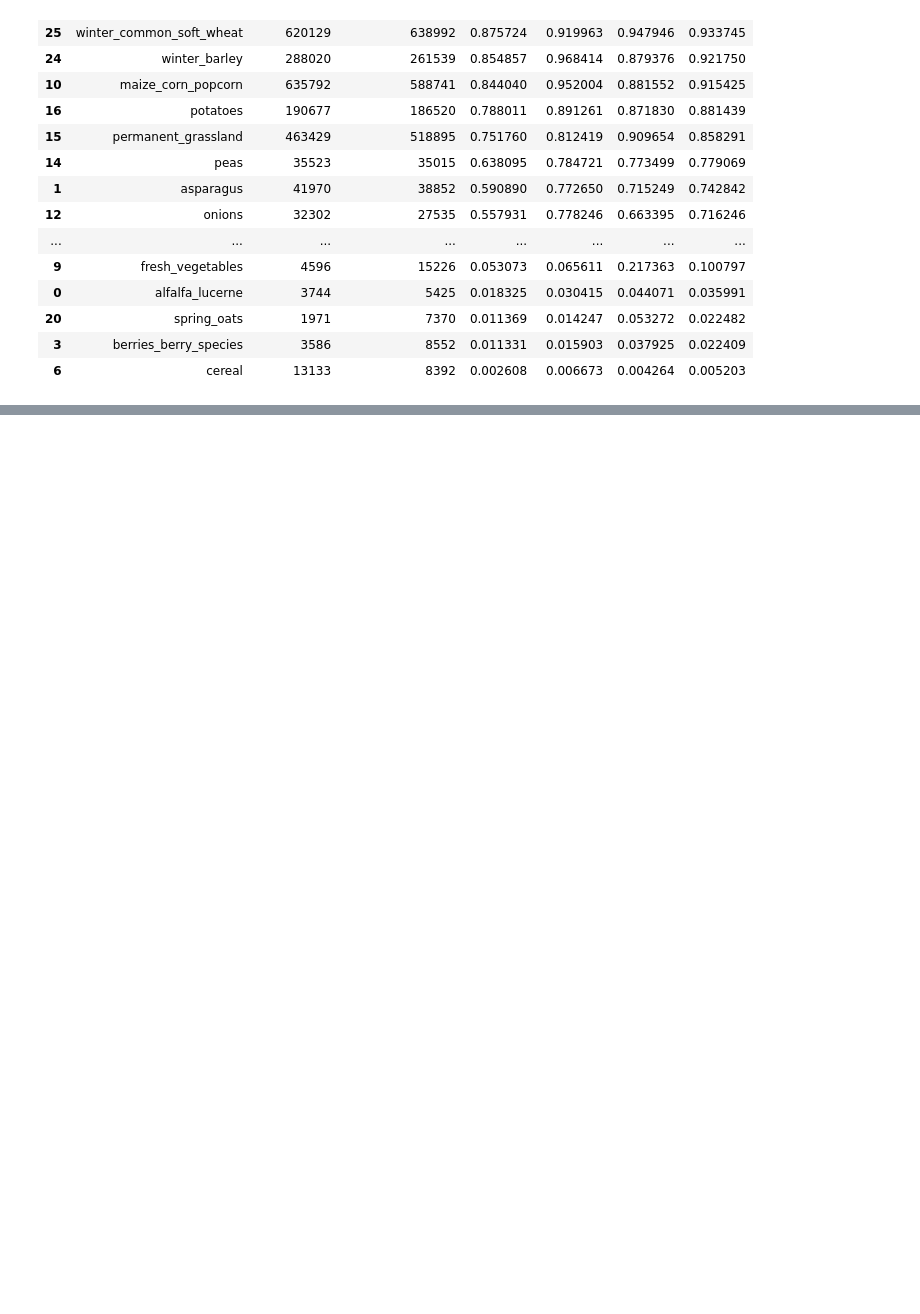
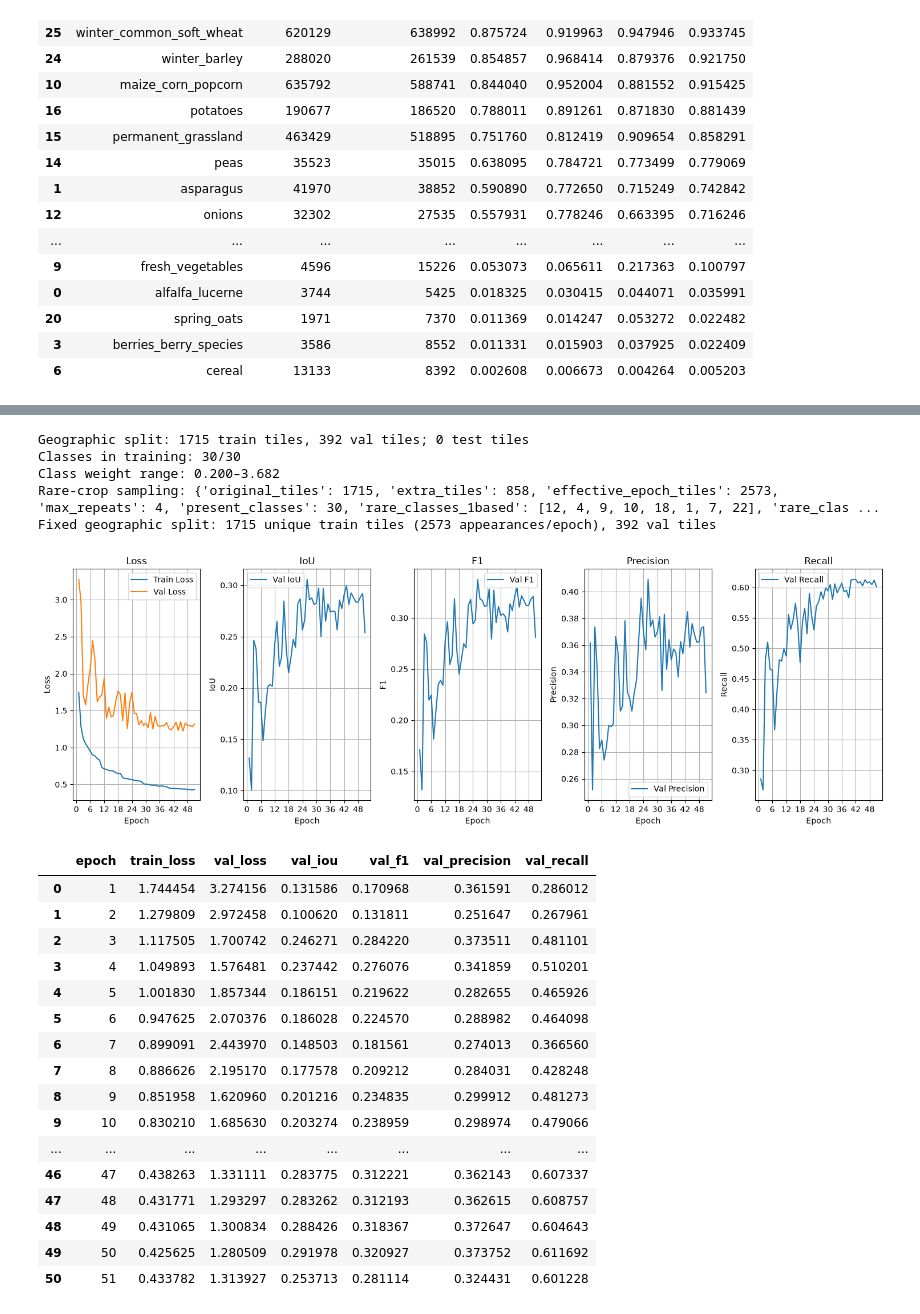
Before and after one commit to staehelinhenrimax-droid/European-Spectral-Crop-Identification, a Jupyter notebook: notebooks/Functionalized_workflow.ipynb, the cells around one changed output, grey strips where cells are left out. Saved outputs shown, nothing was run; the diff lists cells and outputs as text; code cells hidden in the pictures; blank space fills up the shorter version.

Commit message:
rare crop aware sampling model, little better

```diff
--- a/notebooks/Functionalized_workflow.ipynb
+++ b/notebooks/Functionalized_workflow.ipynb
@@ -1364,0 +1423,66 @@ display(
+# %%
+from pathlib import Path
+import importlib
+import scripts.geoai_training_rare_crop as training
+
+importlib.reload(training)
+
+project_dir = Path(
+    "/Users/henristaehelin/Desktop/UZH/SDS320/project"
+)
+
+result = training.train_geoai_unet(
+    project_dir=project_dir,
+    experiment_name="unet_80band_rare_crop_earlystop",
+    tiles_dir=project_dir / "data/processed/tiles_80band",
+    num_channels=80,
+    num_classes=30,
+
+    rare_crop_sampling=True,
+    extra_fraction=0.50,
+    sampling_strength=2.0,
+    max_tile_repeats=4,
+    sampling_seed=42,
+
+    use_class_weights=True,
+    num_epochs=150,
+    early_stopping_patience=25,
+    batch_size=2,
+    learning_rate=0.001,
+    num_workers=0,
+)
+# %% [output]
+Geographic split: 1715 train tiles, 392 val tiles; 0 test tiles
+Classes in training: 30/30
+Class weight range: 0.200–3.682
+Rare-crop sampling: {'original_tiles': 1715, 'extra_tiles': 858, 'effective_epoch_tiles': 2573, 'max_repeats': 4, 'present_classes': 30, 'rare_classes_1based': [12, 4, 9, 10, 18, 1, 7, 22], 'rare_clas ...
+Fixed geographic split: 1715 unique train tiles (2573 appearances/epoch), 392 val tiles
+# %%
+import geoai
+
+model_dir = project_dir / "models/unet_80band_rare_crop_earlystop"
+
+geoai.plot_performance_metrics(
+    history_path=str(model_dir / "training_history.pth"),
+    figsize=(15, 5),
+    verbose=True,
+)
+# %% [output]
+[figure, added]
+|  | epoch | train_loss | val_loss | val_iou | val_f1 | val_precision | val_recall |
+| 0 | 1 | 1.744454 | 3.274156 | 0.131586 | 0.170968 | 0.361591 | 0.286012 |
+| 1 | 2 | 1.279809 | 2.972458 | 0.100620 | 0.131811 | 0.251647 | 0.267961 |
+| 2 | 3 | 1.117505 | 1.700742 | 0.246271 | 0.284220 | 0.373511 | 0.481101 |
+| 3 | 4 | 1.049893 | 1.576481 | 0.237442 | 0.276076 | 0.341859 | 0.510201 |
+| 4 | 5 | 1.001830 | 1.857344 | 0.186151 | 0.219622 | 0.282655 | 0.465926 |
+| 5 | 6 | 0.947625 | 2.070376 | 0.186028 | 0.224570 | 0.288982 | 0.464098 |
+| 6 | 7 | 0.899091 | 2.443970 | 0.148503 | 0.181561 | 0.274013 | 0.366560 |
+| 7 | 8 | 0.886626 | 2.195170 | 0.177578 | 0.209212 | 0.284031 | 0.428248 |
+| 8 | 9 | 0.851958 | 1.620960 | 0.201216 | 0.234835 | 0.299912 | 0.481273 |
+| 9 | 10 | 0.830210 | 1.685630 | 0.203274 | 0.238959 | 0.298974 | 0.479066 |
+| ... | ... | ... | ... | ... | ... | ... | ... |
+| 46 | 47 | 0.438263 | 1.331111 | 0.283775 | 0.312221 | 0.362143 | 0.607337 |
+| 47 | 48 | 0.431771 | 1.293297 | 0.283262 | 0.312193 | 0.362615 | 0.608757 |
+| 48 | 49 | 0.431065 | 1.300834 | 0.288426 | 0.318367 | 0.372647 | 0.604643 |
+| 49 | 50 | 0.425625 | 1.280509 | 0.291978 | 0.320927 | 0.373752 | 0.611692 |
+| 50 | 51 | 0.433782 | 1.313927 | 0.253713 | 0.281114 | 0.324431 | 0.601228 |
```
Also changed, not shown: parts of 8 cells of this notebook, 2 other files.
